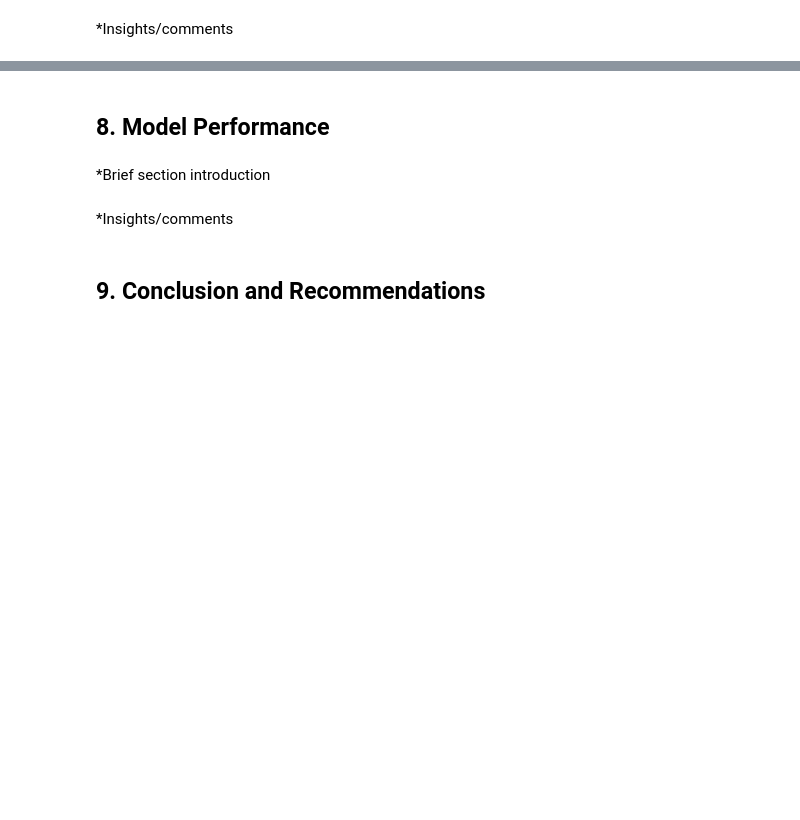
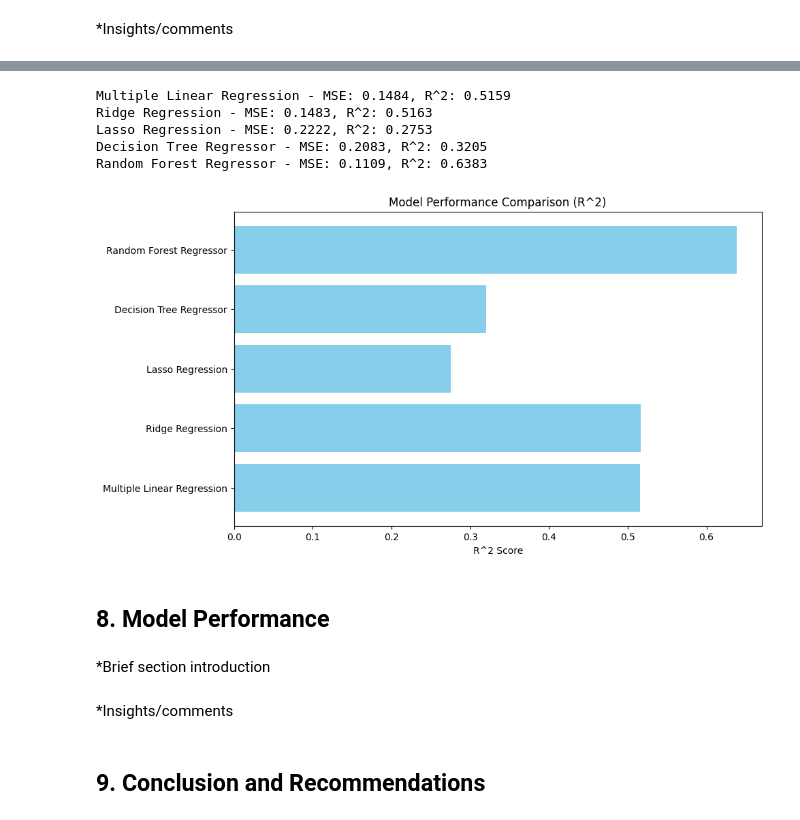
Before and after one commit to Boikoko/2401FTDS_Regression_Project, a Jupyter notebook: Regression_Project_Team_3.ipynb, the cells around one changed output, grey strips where cells are left out. Saved outputs shown, nothing was run; the diff lists cells and outputs as text; code cells hidden in the pictures; blank space fills up the shorter version.

```diff
--- a/Regression_Project_Team_3.ipynb
+++ b/Regression_Project_Team_3.ipynb
@@ -424,3 +424,6 @@ plt.show()
 ## 7. Model Development <a class="anchor" id="chapter7"></a>
 # %% [markdown]
 *Brief section introduction
+# %%
+categorical_columns = df.select_dtypes(include=['object', 'category']).columns.tolist()
+print(f"Categorical columns: {categorical_columns}")
@@ -427,2 +432,8 @@ plt.show()
 # %% [markdown]
 *Insights/comments
+# %%
+df_encoded = pd.get_dummies(df, columns=categorical_columns, drop_first=True)
+
+num_independent_vars = df_encoded.shape[1]
+
+print(f"Number of independent variables after dummy encoding: {num_independent_vars-1}") #subtract 1 for emissions
@@ -428,0 +452,3 @@ plt.show()
+# %%
+df_encoded = df_encoded.map(lambda x: 1 if x is True else (0 if x is False else x))
+df_encoded
@@ -429,3 +469,71 @@ plt.show()
+# %%
+import pandas as pd
+import numpy as np
+from sklearn.model_selection import train_test_split
+from sklearn.preprocessing import StandardScaler
+from sklearn.linear_model import LinearRegression, Ridge, Lasso
+from sklearn.tree import DecisionTreeRegressor
+from sklearn.ensemble import RandomForestRegressor
+from sklearn.metrics import mean_squared_error, r2_score
+from sklearn.utils import resample
+import matplotlib.pyplot as plt
+
+# Assuming df_encoded is your dataframe and 'target_column' is your dependent variable
+X = df_encoded.drop('average_temperature_change', axis=1)  # Drop the target variable
+y = df_encoded['average_temperature_change']  # Target variable
+
+# Step 1: Train-Test Split (80-20 split)
+X_train, X_test, y_train, y_test = train_test_split(X, y, test_size=0.2, random_state=42)
+
+# Step 2: Scale the features using StandardScaler
+scaler = StandardScaler()
+X_train_scaled = scaler.fit_transform(X_train)
+X_test_scaled = scaler.transform(X_test)
+
+# Step 3: Define the models
+models = {
+    'Multiple Linear Regression': LinearRegression(),
+    'Ridge Regression': Ridge(alpha=1.0),
+    'Lasso Regression': Lasso(alpha=0.1),
+    'Decision Tree Regressor': DecisionTreeRegressor(random_state=42),
+    'Random Forest Regressor': RandomForestRegressor(n_estimators=100, random_state=42)
+}
+
+# Step 4: Train and evaluate each model
+results = {}
+
+for model_name, model in models.items():
+    # Fit the model
+    model.fit(X_train_scaled, y_train)
+
+    # Predict on the test data
+    y_pred = model.predict(X_test_scaled)
+
+    # Evaluate the model
+    mse = mean_squared_error(y_test, y_pred)
+    r2 = r2_score(y_test, y_pred)
+
+    # Store the results
+    results[model_name] = {'MSE': mse, 'R2': r2}
+
+    print(f"{model_name} - MSE: {mse:.4f}, R^2: {r2:.4f}")
+
+
+model_names = list(results.keys())
+r2_scores = [result['R2'] for result in results.values()]
+
+plt.figure(figsize=(10, 6))
+plt.barh(model_names, r2_scores, color='skyblue')
+plt.xlabel('R^2 Score')
+plt.title('Model Performance Comparison (R^2)')
+plt.show()
+# %% [output]
+Multiple Linear Regression - MSE: 0.1484, R^2: 0.5159
+Ridge Regression - MSE: 0.1483, R^2: 0.5163
+Lasso Regression - MSE: 0.2222, R^2: 0.2753
+Decision Tree Regressor - MSE: 0.2083, R^2: 0.3205
+Random Forest Regressor - MSE: 0.1109, R^2: 0.6383
+[figure, added]
 # %% [markdown]
 ## 8. Model Performance <a class="anchor" id="chapter8"></a>
 # %% [markdown]
```
Also changed, not shown: parts of 4 cells of this notebook.
